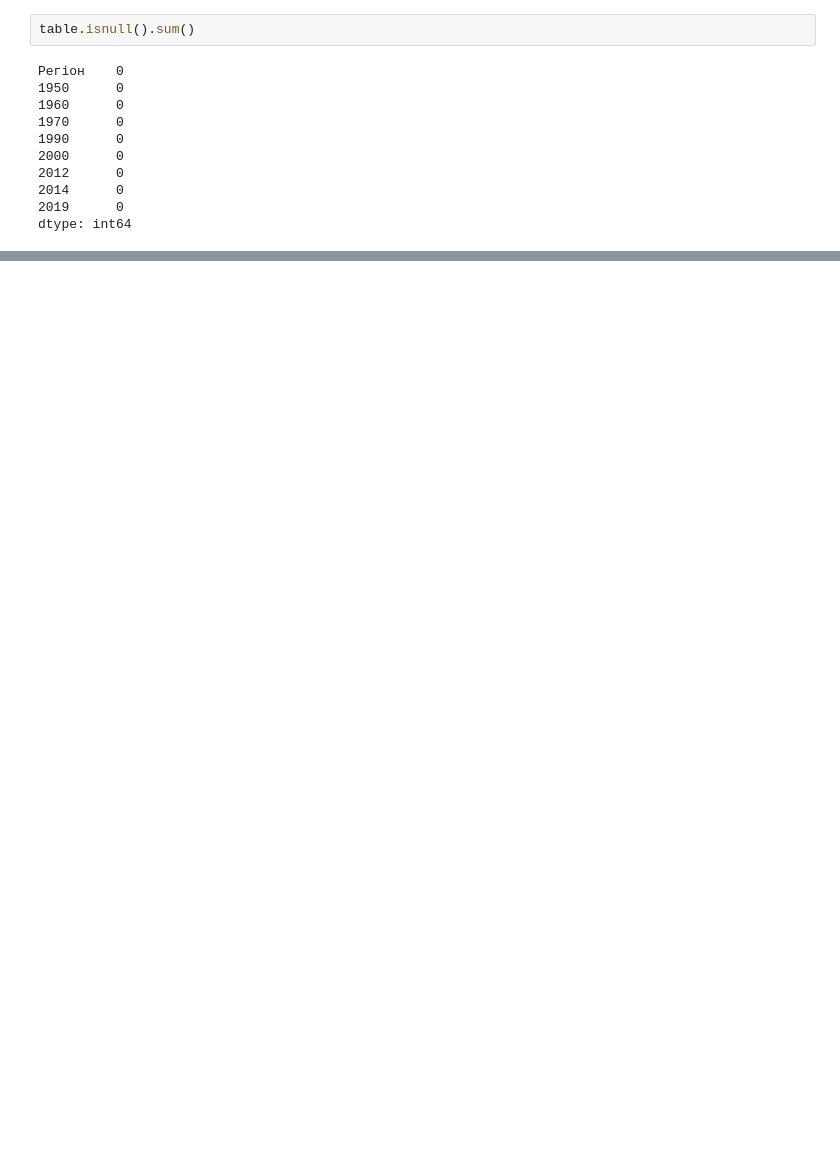
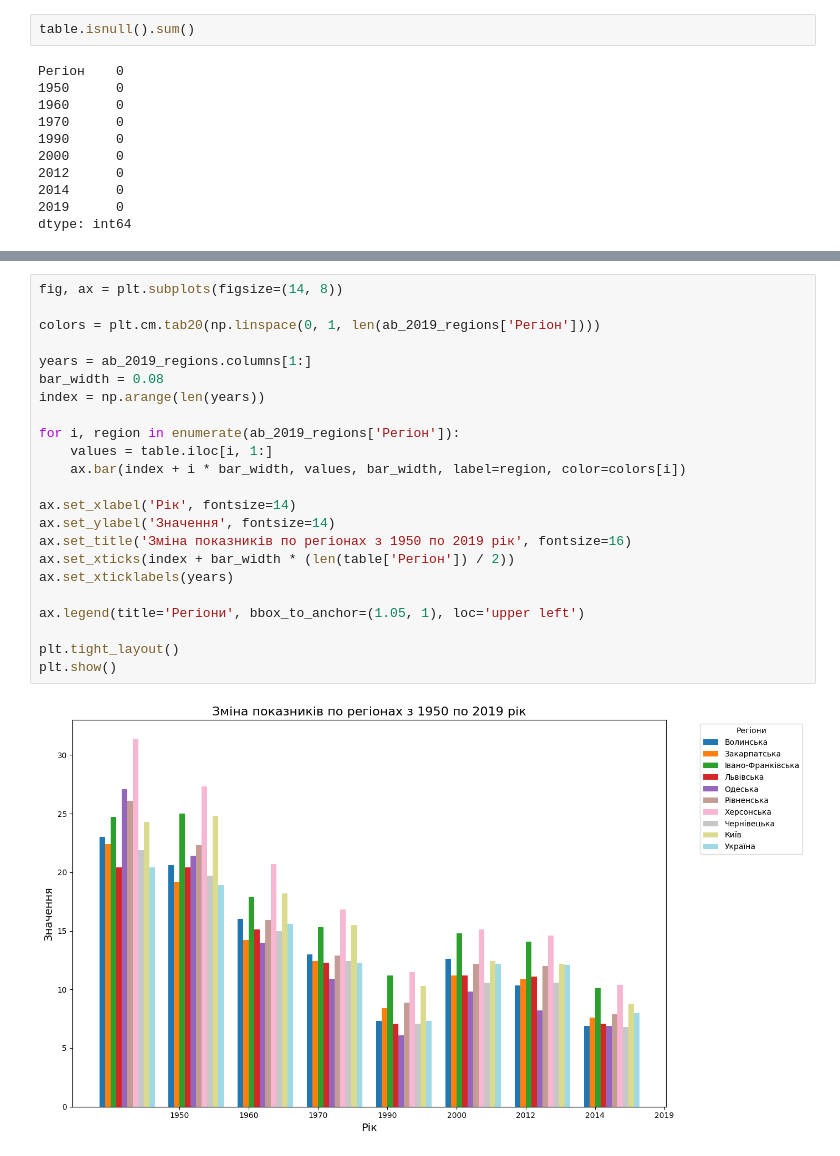
Before and after one commit to yehorkalchenko81/Data-Analysis-with-Pandas, a Jupyter notebook: Hw2_1.ipynb, the cells around one changed output, grey strips where cells are left out. Saved outputs shown, nothing was run; the diff lists cells and outputs as text; blank space fills up the shorter version.

```diff
--- a/Hw2_1.ipynb
+++ b/Hw2_1.ipynb
@@ -124,0 +137,25 @@ TypeError: '>' not supported between instances of 'str' and 'int'
+# %%
+fig, ax = plt.subplots(figsize=(14, 8))
+
+colors = plt.cm.tab20(np.linspace(0, 1, len(ab_2019_regions['Регіон'])))
+
+years = ab_2019_regions.columns[1:]
+bar_width = 0.08
+index = np.arange(len(years))
+
+for i, region in enumerate(ab_2019_regions['Регіон']):
+    values = table.iloc[i, 1:]
+    ax.bar(index + i * bar_width, values, bar_width, label=region, color=colors[i])
+
+ax.set_xlabel('Рік', fontsize=14)
+ax.set_ylabel('Значення', fontsize=14)
+ax.set_title('Зміна показників по регіонах з 1950 по 2019 рік', fontsize=16)
+ax.set_xticks(index + bar_width * (len(table['Регіон']) / 2))
+ax.set_xticklabels(years)
+
+ax.legend(title='Регіони', bbox_to_anchor=(1.05, 1), loc='upper left')
+
+plt.tight_layout()
+plt.show()
+# %% [output]
+[figure, added]
```
Also changed, not shown: parts of 8 cells of this notebook, 1 other file.
